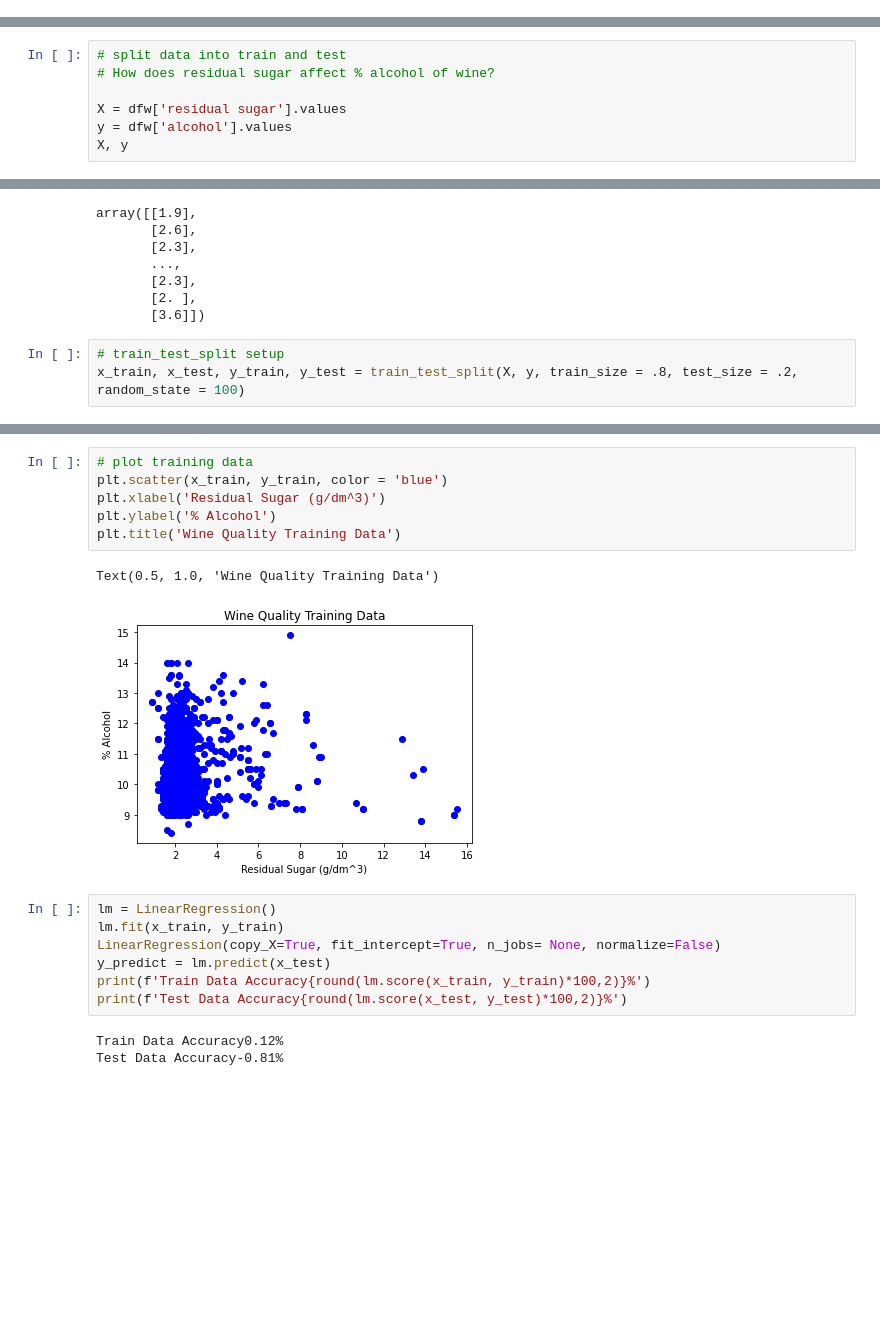
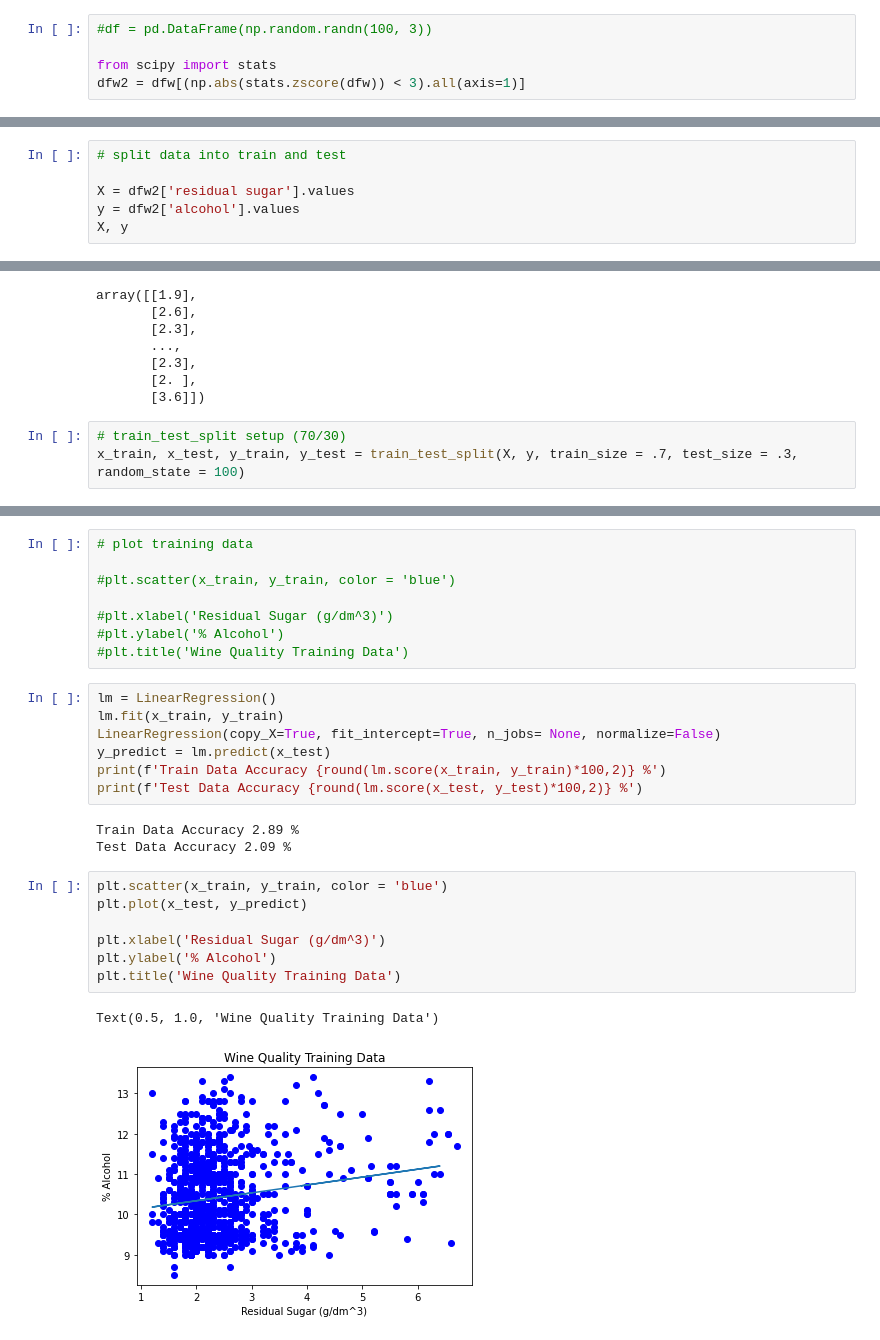
Before and after one commit to kimmyd70/linear-regression, a Jupyter notebook: regression.ipynb, the cells around one changed output, grey strips where cells are left out. Saved outputs shown, nothing was run; the diff lists cells and outputs as text; blank space fills up the shorter version.

```diff
--- a/regression.ipynb
+++ b/regression.ipynb
@@ -10,5 +11,10 @@ from sklearn.model_selection import train_test_split
 # %%
 # read in data, create DataFrame = dfw
 dfw = pd.read_csv("./winequality-red.csv")
+# %%
+#df = pd.DataFrame(np.random.randn(100, 3))
+
+from scipy import stats
+dfw2 = dfw[(np.abs(stats.zscore(dfw)) < 3).all(axis=1)]
 # %%
 # show first 5 in dataset
@@ -68,9 +77,8 @@ None
 # %%
 # split data into train and test
-# How does residual sugar affect % alcohol of wine?
 
-X = dfw['residual sugar'].values
-y = dfw['alcohol'].values
+X = dfw2['residual sugar'].values
+y = dfw2['alcohol'].values
 X, y
 # %% [output]
 (array([1.9, 2.6, 2.3, ..., 2.3, 2. , 3.6]),
@@ -88,8 +96,8 @@ array([[1.9],
        [2. ],
        [3.6]])
 # %%
-# train_test_split setup
-x_train, x_test, y_train, y_test = train_test_split(X, y, train_size = .8, test_size = .2, random_state = 100)
+# train_test_split setup (70/30)
+x_train, x_test, y_train, y_test = train_test_split(X, y, train_size = .7, test_size = .3, random_state = 100)
 # %%
 # Print data shapes
 print(f'x-train shape{[x_train.shape]}')
@@ -104,19 +112,28 @@ y-test shape[(320,)]
 # %%
 # plot training data
-plt.scatter(x_train, y_train, color = 'blue')
-plt.xlabel('Residual Sugar (g/dm^3)')
-plt.ylabel('% Alcohol')
-plt.title('Wine Quality Training Data')
+
+#plt.scatter(x_train, y_train, color = 'blue')
+
+#plt.xlabel('Residual Sugar (g/dm^3)')
+#plt.ylabel('% Alcohol')
+#plt.title('Wine Quality Training Data')
-# %% [output]
-Text(0.5, 1.0, 'Wine Quality Training Data')
-[figure, removed]
 # %%
 lm = LinearRegression()
 lm.fit(x_train, y_train)
 LinearRegression(copy_X=True, fit_intercept=True, n_jobs= None, normalize=False)
 y_predict = lm.predict(x_test)
-print(f'Train Data Accuracy{round(lm.score(x_train, y_train)*100,2)}%')
-print(f'Test Data Accuracy{round(lm.score(x_test, y_test)*100,2)}%')
+print(f'Train Data Accuracy {round(lm.score(x_train, y_train)*100,2)} %')
+print(f'Test Data Accuracy {round(lm.score(x_test, y_test)*100,2)} %')
 # %% [output]
-Train Data Accuracy0.12%
-Test Data Accuracy-0.81%
+Train Data Accuracy 2.89 %
+Test Data Accuracy 2.09 %
+# %%
+plt.scatter(x_train, y_train, color = 'blue')
+plt.plot(x_test, y_predict)
+
+plt.xlabel('Residual Sugar (g/dm^3)')
+plt.ylabel('% Alcohol')
+plt.title('Wine Quality Training Data')
+# %% [output]
+Text(0.5, 1.0, 'Wine Quality Training Data')
+[figure, added]
```
Also changed, not shown: parts of 18 cells of this notebook, 3 other files.
